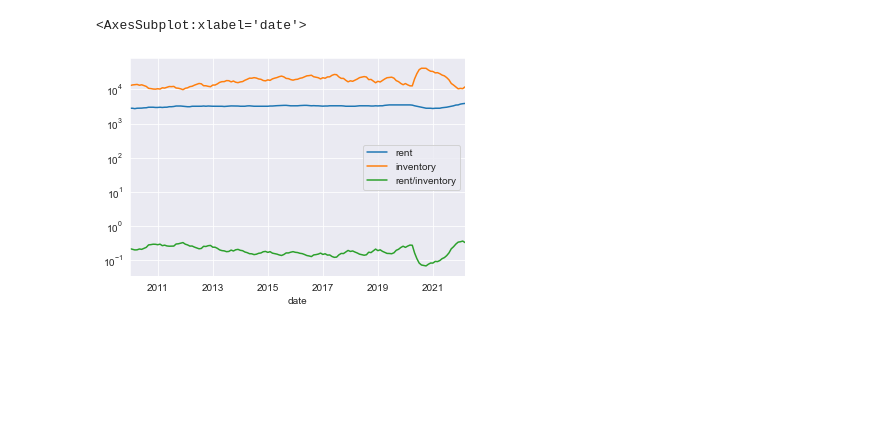
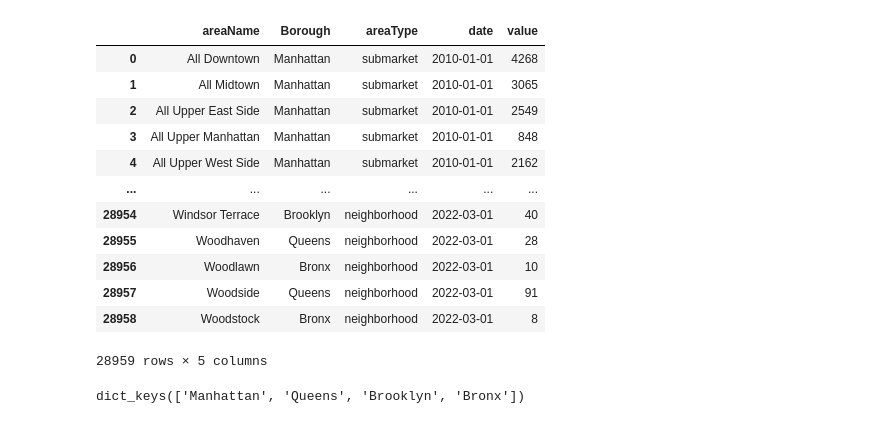
Before and after one commit to PythonGurl/Dashboard, a Jupyter notebook: graphs.ipynb, the cells around one changed output. Saved outputs shown, nothing was run; the diff lists cells and outputs as text; code cells hidden in the pictures; blank space fills up the shorter version.

```diff
--- a/graphs.ipynb
+++ b/graphs.ipynb
@@ -192,5 +7,22 @@ df
-# %%
-df.loc["Manhattan"].plot(logy=True)
-# %% [output]
-<AxesSubplot:xlabel='date'>
-[figure, removed]
+# %%
+inventory_df = read_data.get_rental_inventory()
+inventory_df
+# %% [output]
+|  | areaName | Borough | areaType | date | value |
+| 0 | All Downtown | Manhattan | submarket | 2010-01-01 | 4268 |
+| 1 | All Midtown | Manhattan | submarket | 2010-01-01 | 3065 |
+| 2 | All Upper East Side | Manhattan | submarket | 2010-01-01 | 2549 |
+| 3 | All Upper Manhattan | Manhattan | submarket | 2010-01-01 | 848 |
+| 4 | All Upper West Side | Manhattan | submarket | 2010-01-01 | 2162 |
+| ... | ... | ... | ... | ... | ... |
+| 28954 | Windsor Terrace | Brooklyn | neighborhood | 2022-03-01 | 40 |
+| 28955 | Woodhaven | Queens | neighborhood | 2022-03-01 | 28 |
+| 28956 | Woodlawn | Bronx | neighborhood | 2022-03-01 | 10 |
+| 28957 | Woodside | Queens | neighborhood | 2022-03-01 | 91 |
+| 28958 | Woodstock | Bronx | neighborhood | 2022-03-01 | 8 |
+28959 rows × 5 columns
+# %%
+boroughs = mapping.borough_area().keys()
+boroughs
+# %% [output]
+dict_keys(['Manhattan', 'Queens', 'Brooklyn', 'Bronx'])
```
Also changed, not shown: parts of 32 cells of this notebook, 1 other file.
